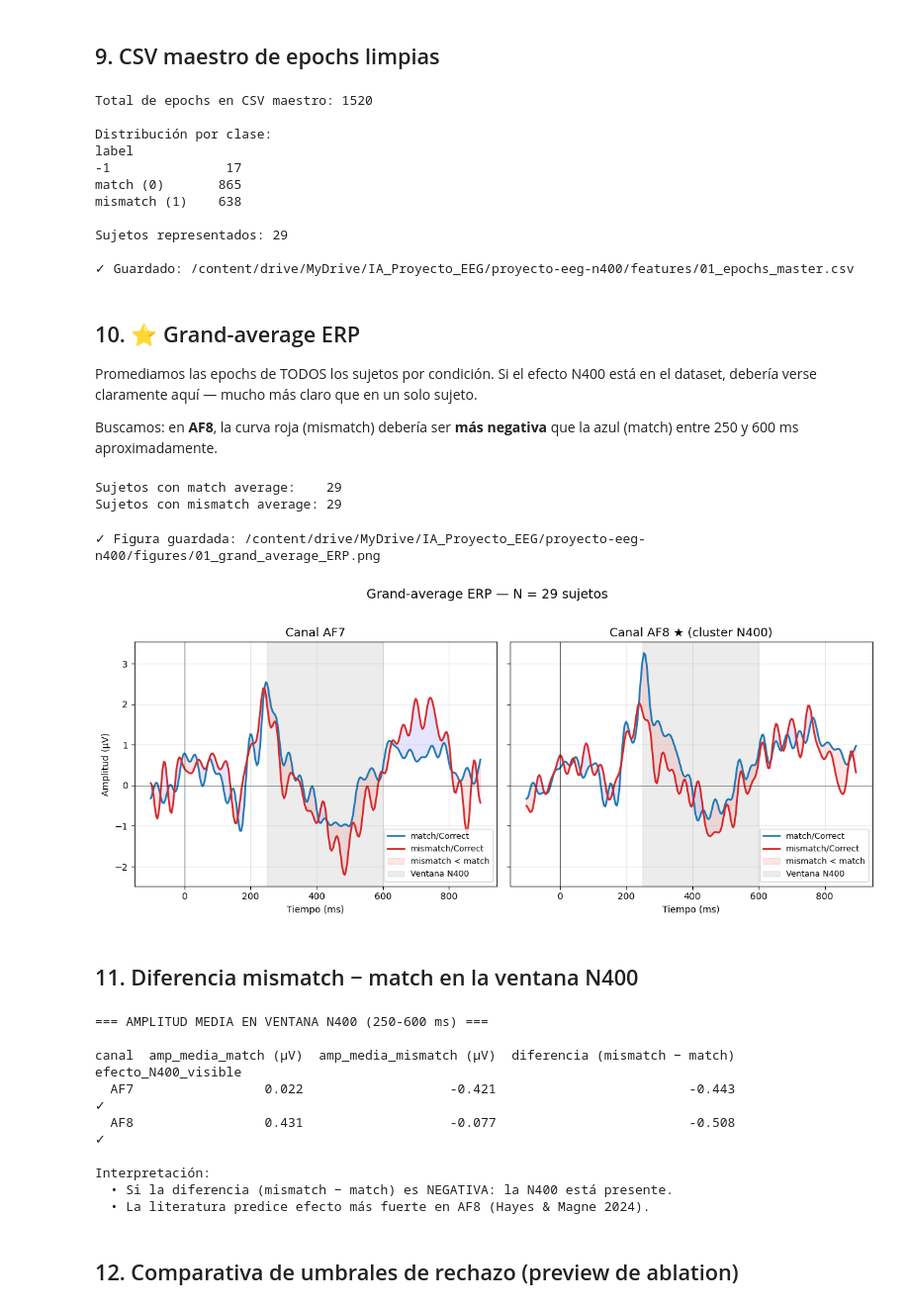
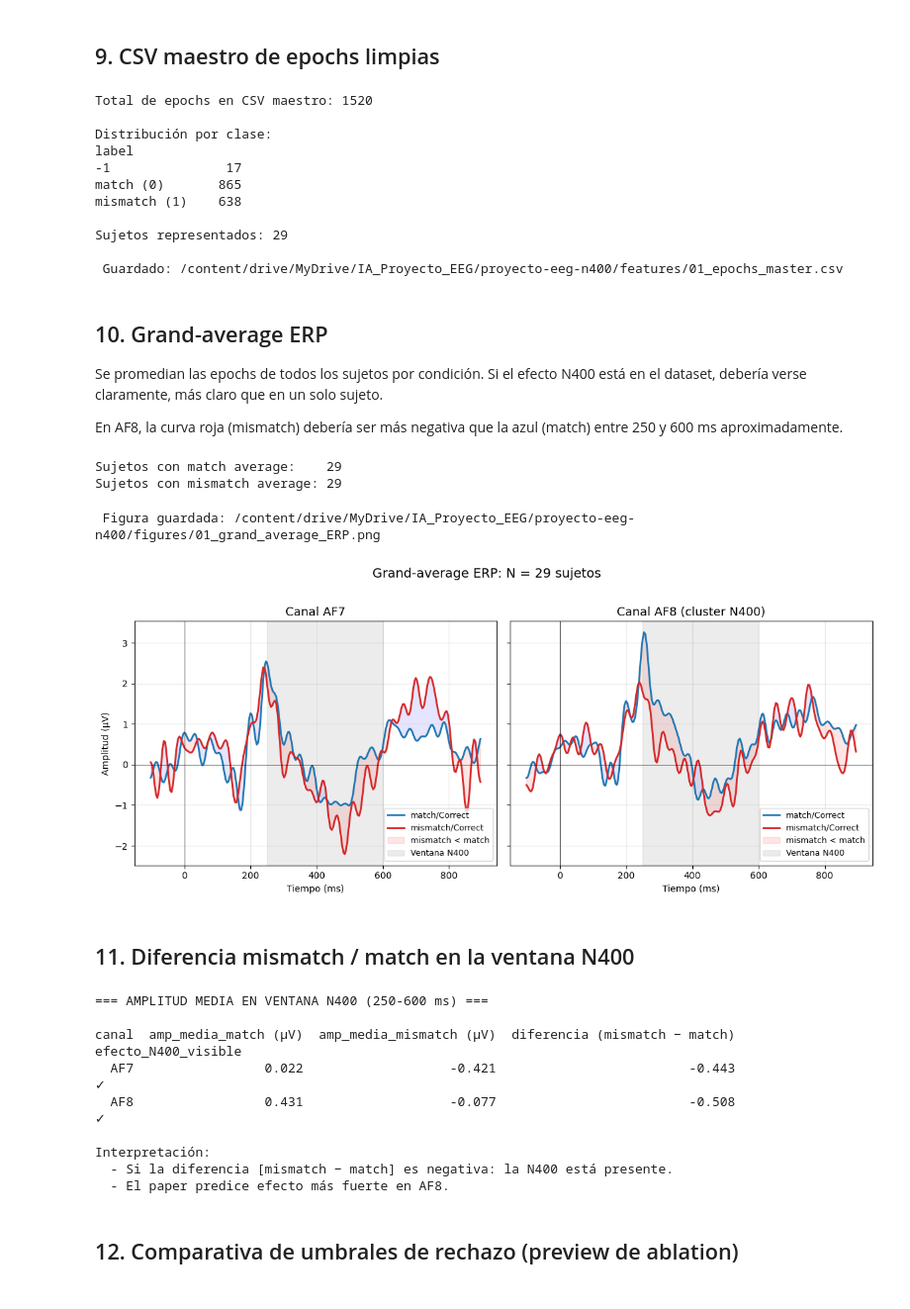
Before and after one commit to unpluggedREVAN/proyecto-eeg-n400, a Jupyter notebook: notebooks/01_preprocessing_and_epoching.ipynb, the cells around one changed output. Shown at 99% size. Saved outputs shown, nothing was run; the diff lists cells and outputs as text; code cells hidden in the pictures.

```diff
--- a/notebooks/01_preprocessing_and_epoching.ipynb
+++ b/notebooks/01_preprocessing_and_epoching.ipynb
@@ -369,7 +349,7 @@ print(f'\nSujetos representados: {df_master["subject_id"].nunique()}')
 
 master_path = Path(PROJECT_ROOT_DRIVE) / CFG['paths']['features_dir'] / '01_epochs_master.csv'
 df_master.to_csv(master_path, index=False)
-print(f'\n✓ Guardado: {master_path}')
+print(f'\n Guardado: {master_path}')
 # %% [output]
 Total de epochs en CSV maestro: 1520
 
@@ -381,13 +361,13 @@ mismatch (1)    638
 
 Sujetos representados: 29
 
-✓ Guardado: /content/drive/MyDrive/IA_Proyecto_EEG/proyecto-eeg-n400/features/01_epochs_master.csv
+ Guardado: /content/drive/MyDrive/IA_Proyecto_EEG/proyecto-eeg-n400/features/01_epochs_master.csv
 # %% [markdown]
-## 10. ⭐ Grand-average ERP
+## 10. Grand-average ERP
 
-Promediamos las epochs de TODOS los sujetos por condición. Si el efecto N400 está en el dataset, debería verse claramente aquí — mucho más claro que en un solo sujeto.
+Se promedian las epochs de todos los sujetos por condición. Si el efecto N400 está en el dataset, debería verse claramente, más claro que en un solo sujeto.
 
-Buscamos: en **AF8**, la curva roja (mismatch) debería ser **más negativa** que la azul (match) entre 250 y 600 ms aproximadamente.
+En AF8, la curva roja (mismatch) debería ser más negativa que la azul (match) entre 250 y 600 ms aproximadamente.
 # %%
 all_match    = []
 all_mismatch = []
@@ -423,40 +403,40 @@ if len(channels) == 1:
 for ax, ch in zip(axes, channels):
     ch_idx = ga_match.ch_names.index(ch)
     ax.plot(ga_match.times * 1000, ga_match.data[ch_idx] * 1e6,
             label='match/Correct', color='tab:blue', linewidth=2)
     ax.plot(ga_mismatch.times * 1000, ga_mismatch.data[ch_idx] * 1e6,
             label='mismatch/Correct', color='tab:red', linewidth=2)
 
     diff = (ga_mismatch.data[ch_idx] - ga_match.data[ch_idx]) * 1e6
     ax.fill_between(ga_match.times * 1000, ga_match.data[ch_idx]*1e6, ga_mismatch.data[ch_idx]*1e6,
                     where=(diff < 0), color='red', alpha=0.1, label='mismatch < match')
     ax.fill_between(ga_match.times * 1000, ga_match.data[ch_idx]*1e6, ga_mismatch.data[ch_idx]*1e6,
                     where=(diff > 0), color='blue', alpha=0.1)
 
     ax.axvspan(n400_t1, n400_t2, color='gray', alpha=0.15, label='Ventana N400')
     ax.axvline(0, color='k', linewidth=0.5)
     ax.axhline(0, color='k', linewidth=0.5)
-    title_extra = ' ★ (cluster N400)' if ch == 'AF8' else ''
+    title_extra = ' (cluster N400)' if ch == 'AF8' else ''
     ax.set_title(f'Canal {ch}{title_extra}', fontsize=13)
     ax.set_xlabel('Tiempo (ms)')
     if ch == channels[0]:
         ax.set_ylabel('Amplitud (µV)')
     ax.legend(loc='lower right', fontsize=9)
     ax.invert_yaxis()
     ax.grid(alpha=0.3)
 
-plt.suptitle(f'Grand-average ERP — N = {len(all_match)} sujetos', fontsize=14, y=1.02)
+plt.suptitle(f'Grand-average ERP: N = {len(all_match)} sujetos', fontsize=14, y=1.02)
 plt.tight_layout()
 
 ga_fig_path = FIGURES_DIR / '01_grand_average_ERP.png'
 plt.savefig(ga_fig_path, dpi=130, bbox_inches='tight')
-print(f'\n✓ Figura guardada: {ga_fig_path}')
+print(f'\n Figura guardada: {ga_fig_path}')
 plt.show()
 # %% [output]
-✓ Figura guardada: /content/drive/MyDrive/IA_Proyecto_EEG/proyecto-eeg-n400/figures/01_grand_average_ERP.png
+ Figura guardada: /content/drive/MyDrive/IA_Proyecto_EEG/proyecto-eeg-n400/figures/01_grand_average_ERP.png
-[figure, old version]
+[figure, new version]
 # %% [markdown]
-## 11. Diferencia mismatch − match en la ventana N400
+## 11. Diferencia mismatch / match en la ventana N400
 # %%
 def mean_amplitude_in_window(evoked, tmin, tmax, ch_name):
     times = evoked.times
@@ -473,7 +453,7 @@ for ch in CFG['data']['channels']:
         'amp_media_match (µV)':    round(amp_match, 3),
         'amp_media_mismatch (µV)': round(amp_mismatch, 3),
         'diferencia (mismatch − match)': round(amp_mismatch - amp_match, 3),
-        'efecto_N400_visible':     '✓' if amp_mismatch < amp_match else '✗',
+        'efecto_N400_visible':     '✓' if amp_mismatch < amp_match else 'X',
     })
 
 df_n400 = pd.DataFrame(n400_results)
@@ -481,8 +461,8 @@ print('=== AMPLITUD MEDIA EN VENTANA N400 (250-600 ms) ===\n')
 print(df_n400.to_string(index=False))
 
 print('\nInterpretación:')
-print('  • Si la diferencia (mismatch − match) es NEGATIVA: la N400 está presente.')
-print('  • La literatura predice efecto más fuerte en AF8 (Hayes & Magne 2024).')
+print('  - Si la diferencia [mismatch − match] es negativa: la N400 está presente.')
+print('  - El paper predice efecto más fuerte en AF8.')
 
 df_n400.to_csv(REPORTS_DIR / '01_n400_amplitude_check.csv', index=False)
 # %% [output]
@@ -493,8 +473,8 @@ canal  amp_media_match (µV)  amp_media_mismatch (µV)  diferencia (mismatch −
   AF8                 0.431                   -0.077                         -0.508                   ✓
 
 Interpretación:
-  • Si la diferencia (mismatch − match) es NEGATIVA: la N400 está presente.
-  • La literatura predice efecto más fuerte en AF8 (Hayes & Magne 2024).
+  - Si la diferencia [mismatch − match] es negativa: la N400 está presente.
+  - El paper predice efecto más fuerte en AF8.
 # %% [markdown]
 ## 12. Comparativa de umbrales de rechazo (preview de ablation)
 # %%
```
Also changed, not shown: parts of 16 cells of this notebook, 15 other files.
